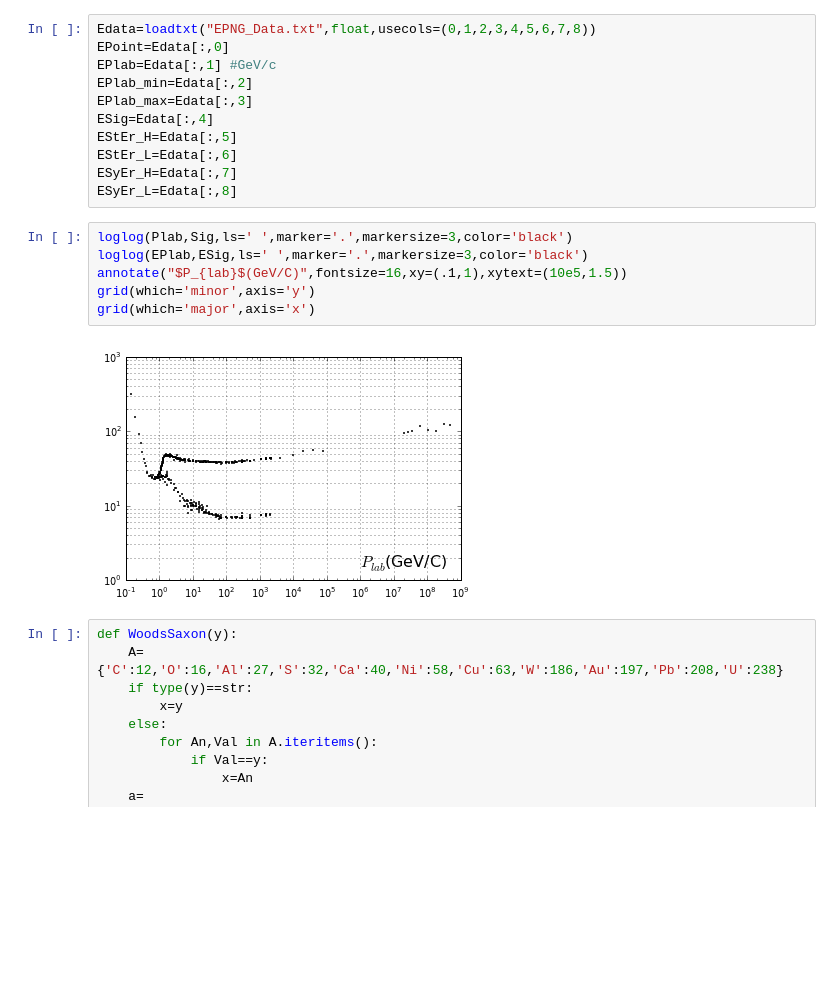
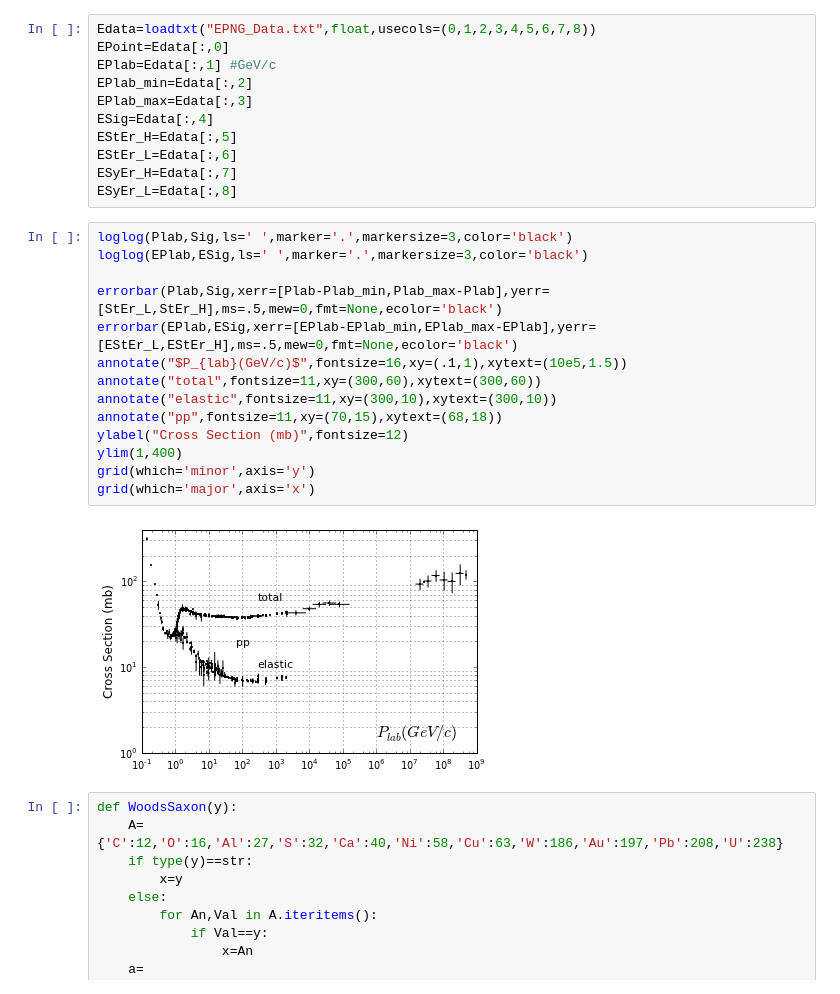
Before and after one commit to jdfreder/MCG, a Jupyter notebook: Project/NuclearInteractions.ipynb, the cells around one changed output. Drawn from its saved outputs; the diff is of its cells as text; blank space fills up the shorter version.

```diff
--- a/Project/NuclearInteractions.ipynb
+++ b/Project/NuclearInteractions.ipynb
@@ -39,11 +41,19 @@ ESyEr_L=Edata[:,8]
 # %%
 loglog(Plab,Sig,ls=' ',marker='.',markersize=3,color='black')
 loglog(EPlab,ESig,ls=' ',marker='.',markersize=3,color='black')
-annotate("$P_{lab}$(GeV/C)",fontsize=16,xy=(.1,1),xytext=(10e5,1.5))
+
+errorbar(Plab,Sig,xerr=[Plab-Plab_min,Plab_max-Plab],yerr=[StEr_L,StEr_H],ms=.5,mew=0,fmt=None,ecolor='black')
+errorbar(EPlab,ESig,xerr=[EPlab-EPlab_min,EPlab_max-EPlab],yerr=[EStEr_L,EStEr_H],ms=.5,mew=0,fmt=None,ecolor='black')
+annotate("$P_{lab}(GeV/c)$",fontsize=16,xy=(.1,1),xytext=(10e5,1.5))
+annotate("total",fontsize=11,xy=(300,60),xytext=(300,60))
+annotate("elastic",fontsize=11,xy=(300,10),xytext=(300,10))
+annotate("pp",fontsize=11,xy=(70,15),xytext=(68,18))
+ylabel("Cross Section (mb)",fontsize=12)
+ylim(1,400)
 grid(which='minor',axis='y')
 grid(which='major',axis='x')
 # %% [output]
-[figure, old version]
+[figure, new version]
 # %%
 def WoodsSaxon(y):
     A={'C':12,'O':16,'Al':27,'S':32,'Ca':40,'Ni':58,'Cu':63,'W':186,'Au':197,'Pb':208,'U':238}
```
Also changed, not shown: parts of 6 cells of this notebook.
